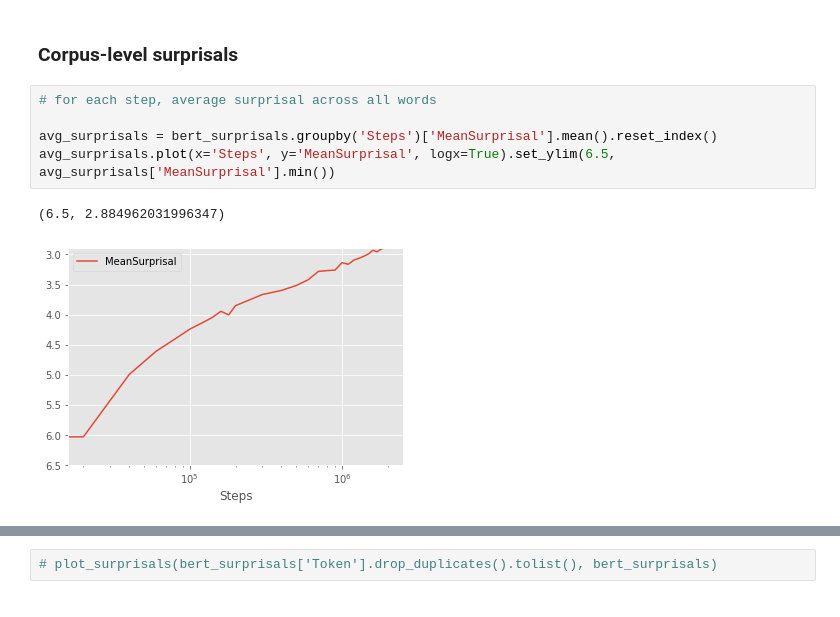
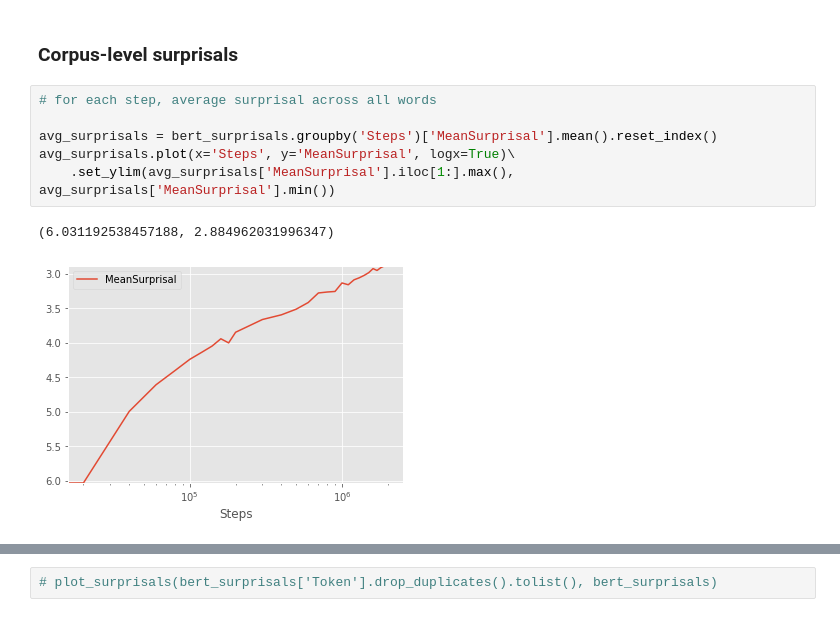
Before and after one commit to NazaninShafiabadi/word-acquisition-language-models, a Jupyter notebook: scripts/analyses.ipynb, the cells around one changed output, grey strips where cells are left out. Cells and saved outputs as stored; diff of their text form.

```diff
--- a/scripts/analyses.ipynb
+++ b/scripts/analyses.ipynb
@@ -130,8 +127,9 @@ plot_with_sns('walk', bert_surprisals)
 # %%
 # for each step, average surprisal across all words
 
 avg_surprisals = bert_surprisals.groupby('Steps')['MeanSurprisal'].mean().reset_index()
-avg_surprisals.plot(x='Steps', y='MeanSurprisal', logx=True).set_ylim(6.5, avg_surprisals['MeanSurprisal'].min())
+avg_surprisals.plot(x='Steps', y='MeanSurprisal', logx=True)\
+    .set_ylim(avg_surprisals['MeanSurprisal'].iloc[1:].max(), avg_surprisals['MeanSurprisal'].min())
 # %% [output]
-(6.5, 2.884962031996347)
+(6.031192538457188, 2.884962031996347)
-[figure, old version]
+[figure, new version]
```
Also changed, not shown: parts of 26 cells of this notebook.
